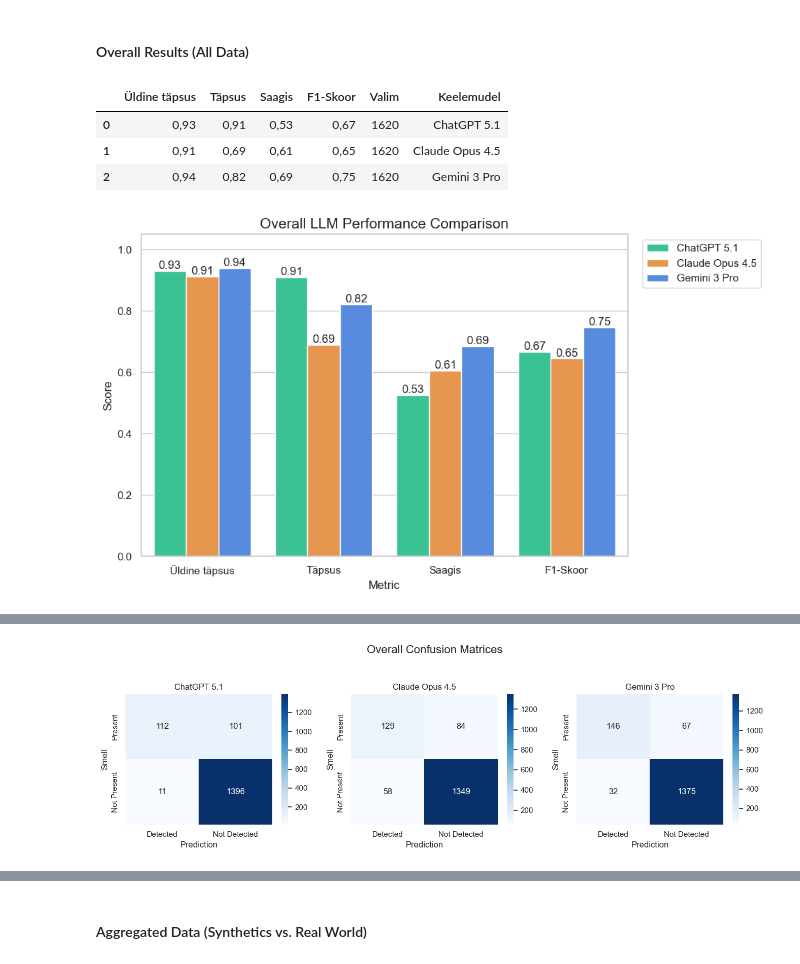
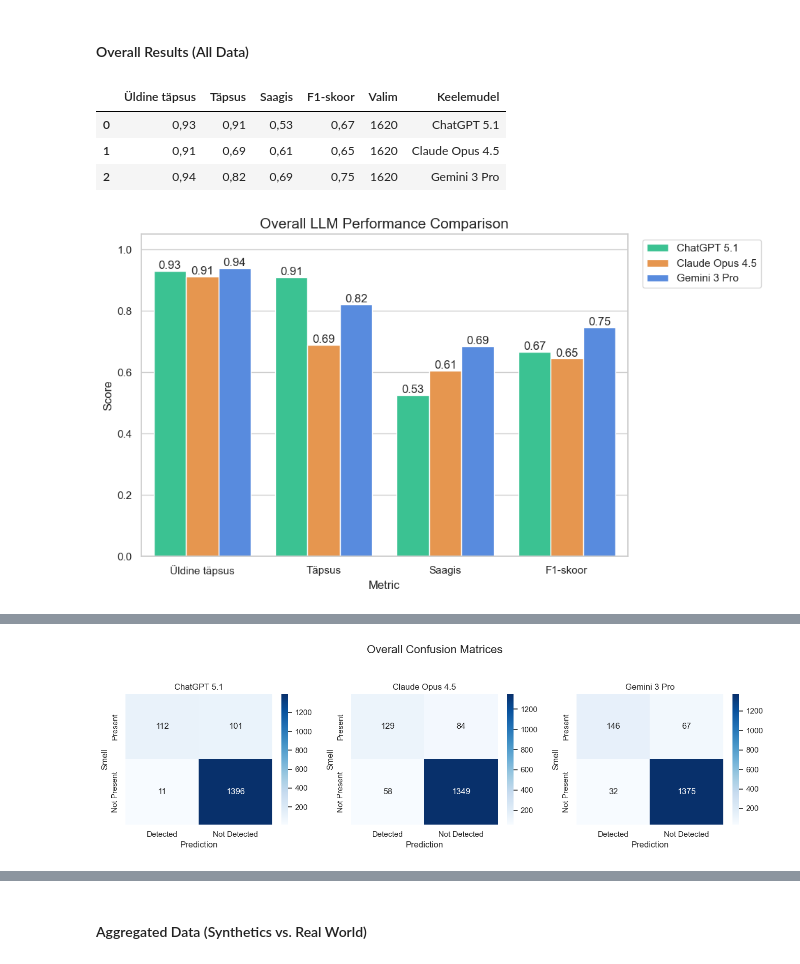
Before and after one commit to tarmoploom/detecting-uml-smells-using-llm, a Jupyter notebook: Results_est.ipynb, the cells around one changed output, grey strips where cells are left out. Saved outputs shown, nothing was run; the diff lists cells and outputs as text; code cells hidden in the pictures.

```diff
--- a/Results_est.ipynb
+++ b/Results_est.ipynb
@@ -27,20 +27,20 @@ Total data points loaded: 4860
 # %%
 # 1. Calculate Metrics
 overall_metrics = results.calculate_metrics(df, grouping_col='Keelemudel')
 
 # Define a formatting function: 2 decimals, replace dot with comma
 formatter = lambda x: "{:.2f}".format(x).replace(".", ",")
 
 # Apply style to specific columns
-display(overall_metrics.style.format(formatter, subset=['Üldine täpsus', 'Täpsus', 'Saagis', 'F1-Skoor']))
+display(overall_metrics.style.format(formatter, subset=['Üldine täpsus', 'Täpsus', 'Saagis', 'F1-skoor']))
 
 # 2. Bar Chart Comparison
 results.plot_benchmark_bars(overall_metrics, "Overall LLM Performance Comparison")
 
 # 3. Confusion Matrices
 results.plot_confusion_matrix_per_llm(df, title_prefix="Overall")
 # %% [output]
-|  | Üldine täpsus | Täpsus | Saagis | F1-Skoor | Valim | Keelemudel |
+|  | Üldine täpsus | Täpsus | Saagis | F1-skoor | Valim | Keelemudel |
 | 0 | 0,93 | 0,91 | 0,53 | 0,67 | 1620 | ChatGPT 5.1 |
 | 1 | 0,91 | 0,69 | 0,61 | 0,65 | 1620 | Claude Opus 4.5 |
 | 2 | 0,94 | 0,82 | 0,69 | 0,75 | 1620 | Gemini 3 Pro |
```
Also changed, not shown: parts of 2 cells of this notebook, 1 other file.
